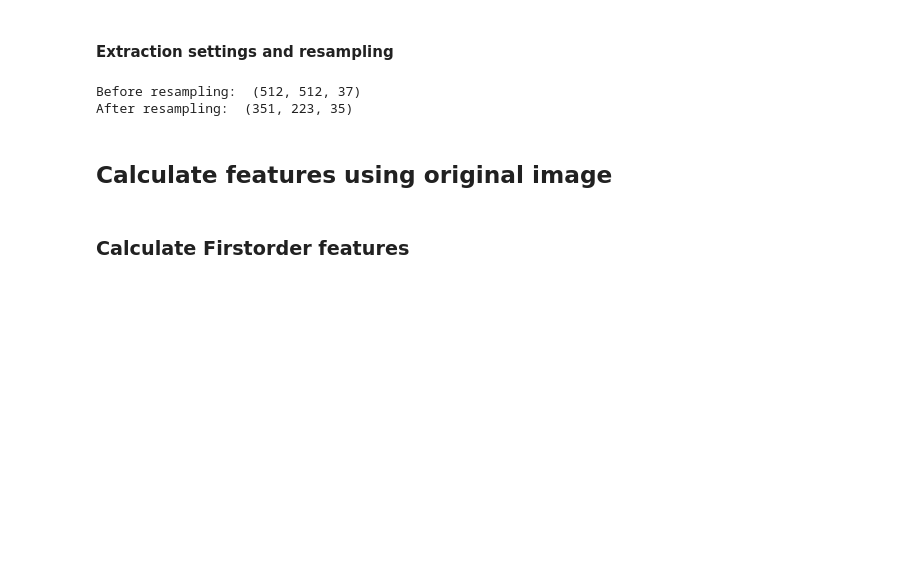
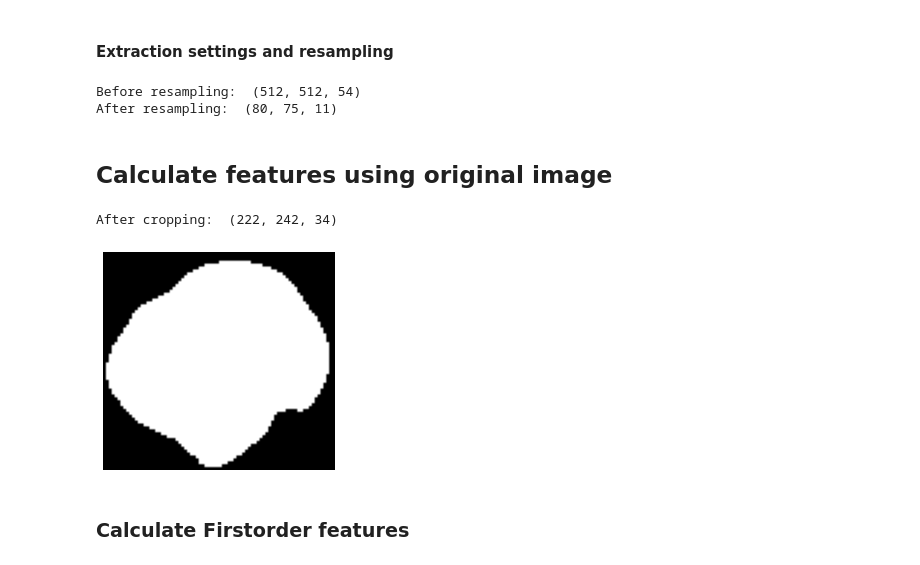
Before and after one commit to strixy16/deep-icc, a Jupyter notebook: data_exploration/feature_selection.ipynb, the cells around one changed output. Drawn from its saved outputs; the diff is of its cells as text; code cells hidden in the pictures; blank space fills up the shorter version.

```diff
--- a/data_exploration/feature_selection.ipynb
+++ b/data_exploration/feature_selection.ipynb
@@ -152,7 +221,7 @@ settings['resampledPixelSpacing'] = [1, 1, 1]
 settings['interpolator'] = 'sitkBSpline'
 settings['verbose'] = True
 
-print("Before resampling: ", liver_image.GetSize())
+print("Before resampling: ", tumor_image.GetSize())
 
 interpolator = settings.get('interpolator')
 # Removes slices with no/few image pixels
@@ -162,20 +231,41 @@ if interpolator is not None and resampledPixelSpacing is not None:
     tumor_image, tumor_mask = imageoperations.resampleImage(tumor_image, tumor_mask, **settings)
 
 
-print("After resampling: ", liver_image.GetSize())
+print("After resampling: ", tumor_image.GetSize())
 # %% [output]
-Before resampling:  (512, 512, 37)
-After resampling:  (351, 223, 35)
+Before resampling:  (512, 512, 54)
+After resampling:  (80, 75, 11)
 # %% [markdown]
 ## Calculate features using original image
 # %%
-# Crop the image
+# Crop image to mask
 # bb is bounding box, upon which image and mask are cropped
-bb, correctedMask = imageoperations.checkMask(liver_image, liver_mask, label=1)
-if correctedMask is not None:
-    liver_mask = correctedMask
+liver_bb, liver_correctedMask = imageoperations.checkMask(liver_image, liver_mask, label=1)
+if liver_correctedMask is not None:
+    liver_mask = liver_correctedMask
 
-croppedImage, croppedMask = imageoperations.cropToTumorMask(liver_image, liver_mask, bb)
+tumor_bb, tumor_correctedMask = imageoperations.checkMask(tumor_image, tumor_mask, label=1)
+if tumor_correctedMask is not None:
+    tumor_mask = tumor_correctedMask
+
+liver_croppedImage, liver_croppedMask = imageoperations.cropToTumorMask(liver_image, liver_mask, liver_bb)
+tumor_croppedImage, tumor_croppedMask = imageoperations.cropToTumorMask(tumor_image, tumor_mask, tumor_bb)
+
+print("After cropping: ", liver_croppedImage.GetSize())
+# %% [output]
+After cropping:  (222, 242, 34)
+# %%
+save_name = os.path.join("/media/katy/Data/ICC/HDFS/Figures/", (scout_id + 'tumor_cropped_mask'))
+
+croppedArr = sitk.GetArrayFromImage(tumor_croppedMask)
+
+cropped_slice_idx = 7
+fig = plt.figure()#figsize=(40,20))
+plt.imshow(croppedArr[cropped_slice_idx,:,:], cmap='gray')#, vmin=-100, vmax=300)
+plt.axis('off')
+# plt.savefig(save_name)
+# %% [output]
+[figure, added]
 # %% [markdown]
 ### Calculate Firstorder features
 # %%
```
Also changed, not shown: parts of 13 cells of this notebook.
